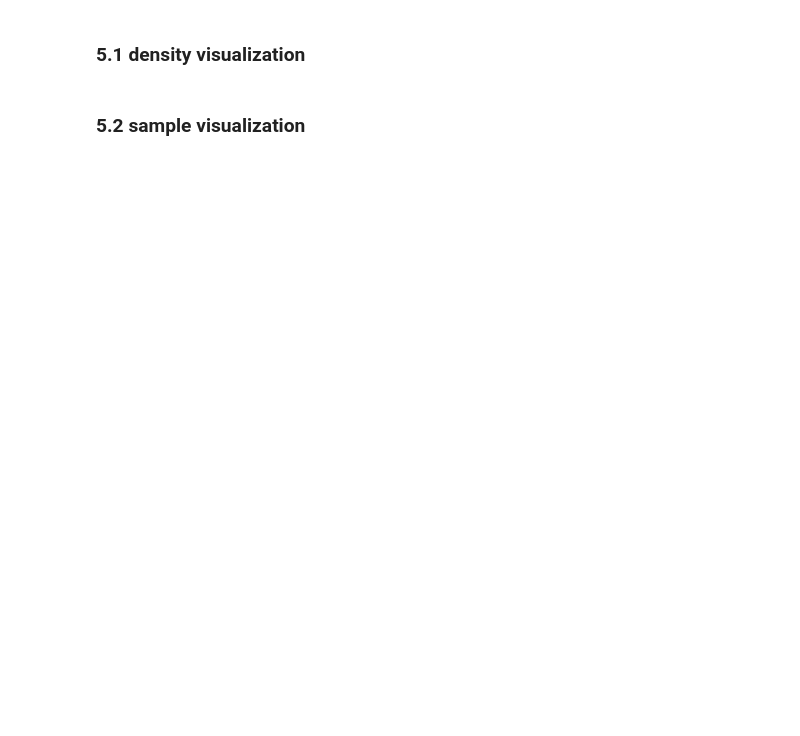
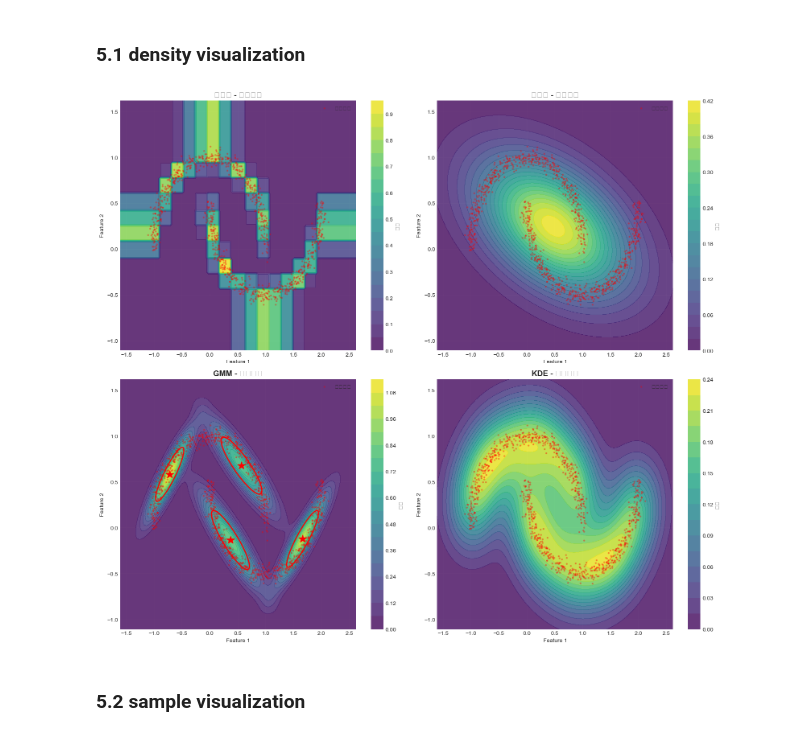
Before and after one commit to sena1818/GNNs, a Jupyter notebook: sheet/sheet_1/Two_Dimensionaldata.ipynb, the cells around one changed output. Cells and saved outputs as stored; diff of their text form; code cells hidden in the pictures; blank space fills up the shorter version.

```diff
--- a/sheet/sheet_1/Two_Dimensionaldata.ipynb
+++ b/sheet/sheet_1/Two_Dimensionaldata.ipynb
@@ -365,10 +534,22 @@ class KernelDensityEstimator:
 
         return samples
 
+    def density(self, X):
+        """
+        计算样本的密度值
+
+        参数:
+            X: 样本数据 (n_samples, 2)
+        返回:
+            density: 密度值
+        """
+        log_densities = self.score_samples(X)
+        return np.exp(log_densities)
+
 # 测试KDE模型
-kde_model = KernelDensityEstimator(bandwidth=0.3)
-kde_model.fit(X_train)
-print(f"KDE模型训练完成，带宽: {kde_model.bandwidth}")
+#kde_model = KernelDensityEstimator(bandwidth=0.3)
+#kde_model.fit(X_train)
+#print(f"KDE模型训练完成，带宽: {kde_model.bandwidth}")
 # %% [markdown]
 ### 3. MMD（最大均值差异）评估
 # %%
@@ -464,14 +648,3 @@ def evaluate_model(model, X_test, n_samples=1000, model_name="Model"):
     print(f"  MMD (反多二次核): {mmd_imq:.4f}")
 
     return results
-
-# 评估所有模型
-print("=" * 50)
-print("模型评估结果")
-print("=" * 50)
-
-results = []
-results.append(evaluate_model(hist_model, X_test, n_samples=1000, model_name="直方图"))
-results.append(evaluate_model(gaussian_model, X_test, n_samples=1000, model_name="单高斯"))
-results.append(evaluate_model(gmm_model, X_test, n_samples=1000, model_name="GMM"))
-results.append(evaluate_model(kde_model, X_test, n_samples=1000, model_name="KDE"))
@@ -514,7 +753,7 @@ def plot_density(model, model_name, X_train, ax=None):
         for edge in model.yedges:
             ax.axhline(edge, color='white', alpha=0.3, linewidth=0.5)
 
-    elif model_name == "GMM" and hasattr(model, 'means'):
+    elif isinstance(model, GaussianMixtureModel) and hasattr(model, 'means'):
         # 显示高斯分量
         for k in range(model.n_components):
             # 计算特征值和特征向量
@@ -523,34 +762,36 @@ def plot_density(model, model_name, X_train, ax=None):
             width, height = 2 * np.sqrt(eigvals)
 
             ellipse = Ellipse(model.means[k], width, height, angle=angle,
                             facecolor='none', edgecolor='red', linewidth=2)
             ax.add_patch(ellipse)
             ax.plot(model.means[k][0], model.means[k][1], 'r*', markersize=15)
 
     ax.set_title(f'{model_name} - 密度估计', fontsize=14, fontweight='bold')
     ax.set_xlabel('Feature 1')
     ax.set_ylabel('Feature 2')
     ax.legend()
     plt.colorbar(contour, ax=ax, label='密度')
 
     return ax
 
 # 绘制所有模型的密度估计
 fig, axes = plt.subplots(2, 2, figsize=(16, 14))
 axes = axes.ravel()
 
 models = [
     (hist_model, "直方图"),
-    (gaussian_model, "单高斯"),
+    (sg_model, "单高斯"),
     (gmm_model, "GMM"),
     (kde_model, "KDE")
 ]
 
 for i, (model, name) in enumerate(models):
     plot_density(model, name, X_train, ax=axes[i])
 
 plt.tight_layout()
 plt.show()
+# %% [output]
+[figure, added]
 # %% [markdown]
 ### 5.2 sample visualization
 # %%
```
Also changed, not shown: parts of 11 cells of this notebook.
